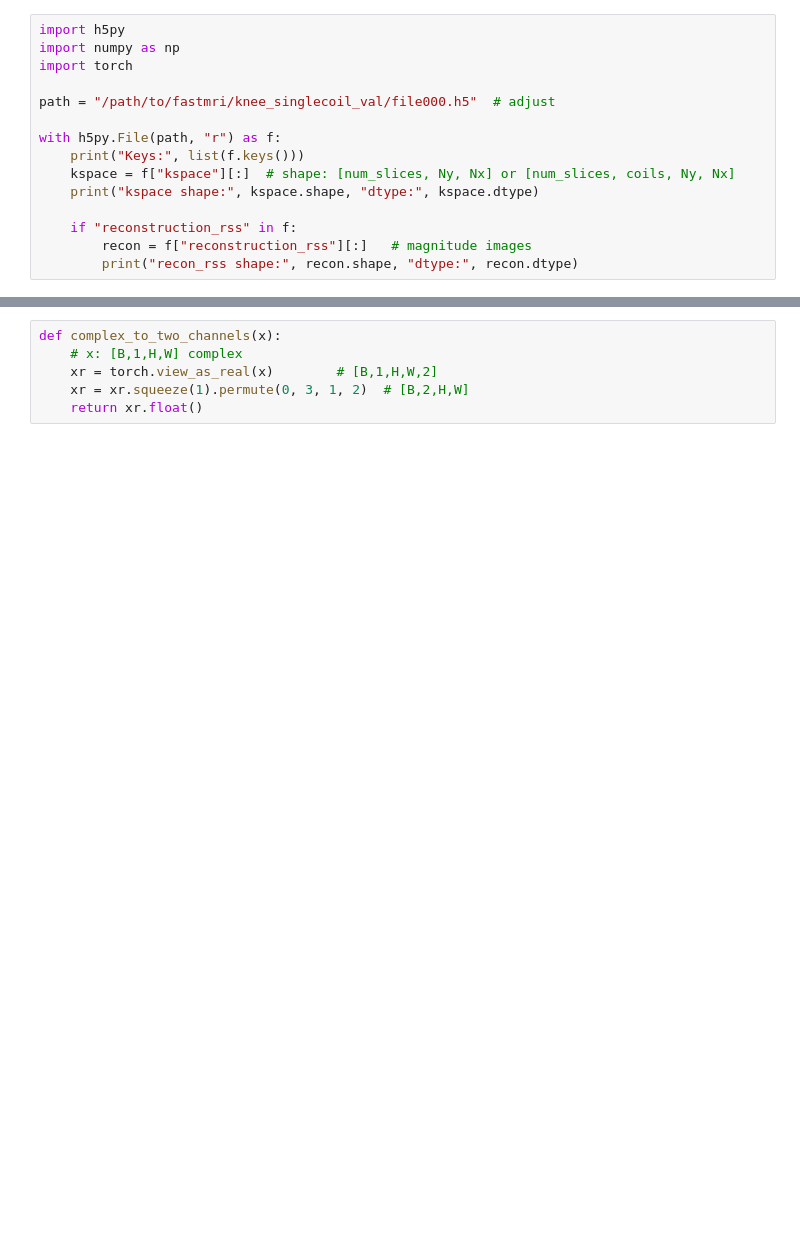
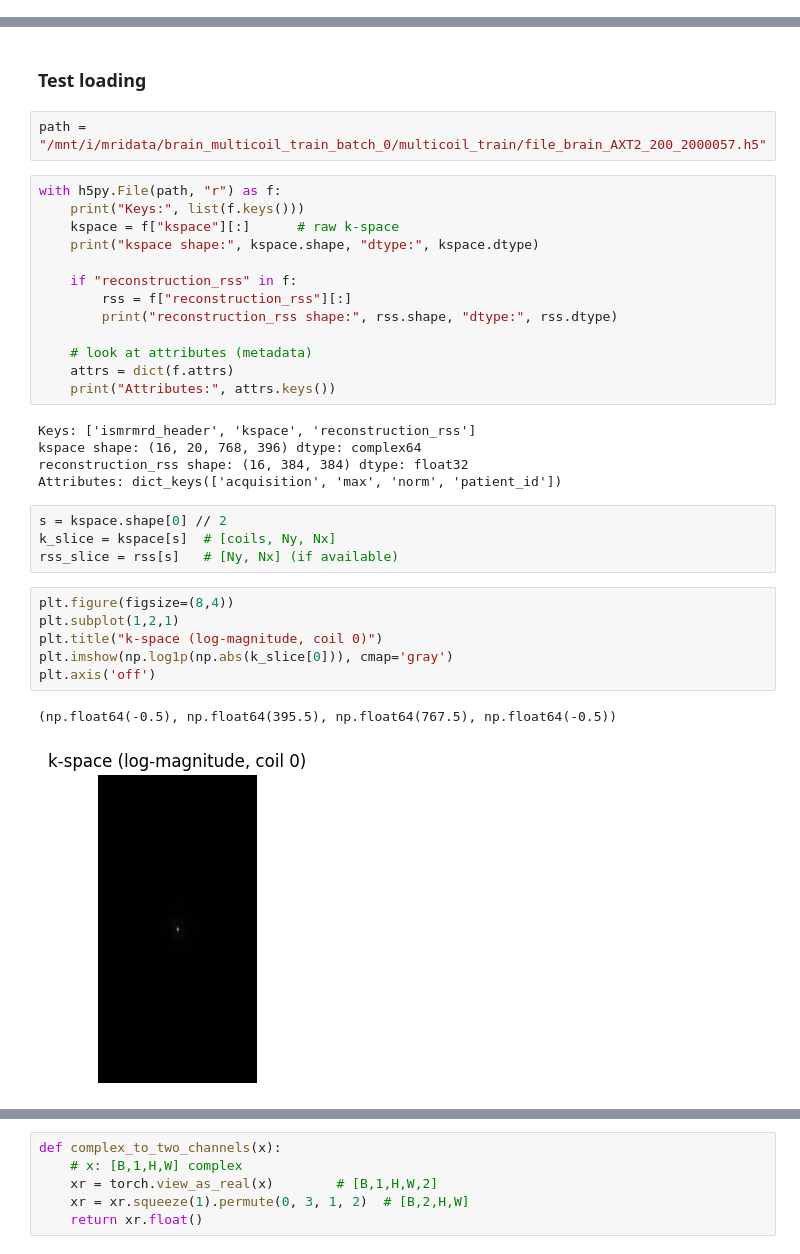
Before and after one commit to sjeastwood/CMPT981_CVNN, a Jupyter notebook: FASTMRI_cnn.ipynb, the cells around one changed output, grey strips where cells are left out. Saved outputs shown, nothing was run; the diff lists cells and outputs as text; blank space fills up the shorter version.

Commit message:
mri data can be trained

```diff
--- a/FASTMRI_cnn.ipynb
+++ b/FASTMRI_cnn.ipynb
@@ -1,15 +0,0 @@
-# %%
-import h5py
-import numpy as np
-import torch
-
-path = "/path/to/fastmri/knee_singlecoil_val/file000.h5"  # adjust
-
-with h5py.File(path, "r") as f:
-    print("Keys:", list(f.keys()))
-    kspace = f["kspace"][:]  # shape: [num_slices, Ny, Nx] or [num_slices, coils, Ny, Nx]
-    print("kspace shape:", kspace.shape, "dtype:", kspace.dtype)
-
-    if "reconstruction_rss" in f:
-        recon = f["reconstruction_rss"][:]   # magnitude images
-        print("recon_rss shape:", recon.shape, "dtype:", recon.dtype)
@@ -15,0 +15,35 @@ with h5py.File(path, "r") as f:
+# %% [markdown]
+### Test loading
+# %%
+path = "/mnt/i/mridata/brain_multicoil_train_batch_0/multicoil_train/file_brain_AXT2_200_2000057.h5"
+# %%
+with h5py.File(path, "r") as f:
+    print("Keys:", list(f.keys()))
+    kspace = f["kspace"][:]      # raw k-space
+    print("kspace shape:", kspace.shape, "dtype:", kspace.dtype)
+
+    if "reconstruction_rss" in f:
+        rss = f["reconstruction_rss"][:]
+        print("reconstruction_rss shape:", rss.shape, "dtype:", rss.dtype)
+
+    # look at attributes (metadata)
+    attrs = dict(f.attrs)
+    print("Attributes:", attrs.keys())
+# %% [output]
+Keys: ['ismrmrd_header', 'kspace', 'reconstruction_rss']
+kspace shape: (16, 20, 768, 396) dtype: complex64
+reconstruction_rss shape: (16, 384, 384) dtype: float32
+Attributes: dict_keys(['acquisition', 'max', 'norm', 'patient_id'])
+# %%
+s = kspace.shape[0] // 2
+k_slice = kspace[s]  # [coils, Ny, Nx]
+rss_slice = rss[s]   # [Ny, Nx] (if available)
+# %%
+plt.figure(figsize=(8,4))
+plt.subplot(1,2,1)
+plt.title("k-space (log-magnitude, coil 0)")
+plt.imshow(np.log1p(np.abs(k_slice[0])), cmap='gray')
+plt.axis('off')
+# %% [output]
+(np.float64(-0.5), np.float64(395.5), np.float64(767.5), np.float64(-0.5))
+[figure, added]
```
Also changed, not shown: parts of 23 cells of this notebook, 1 other file.
